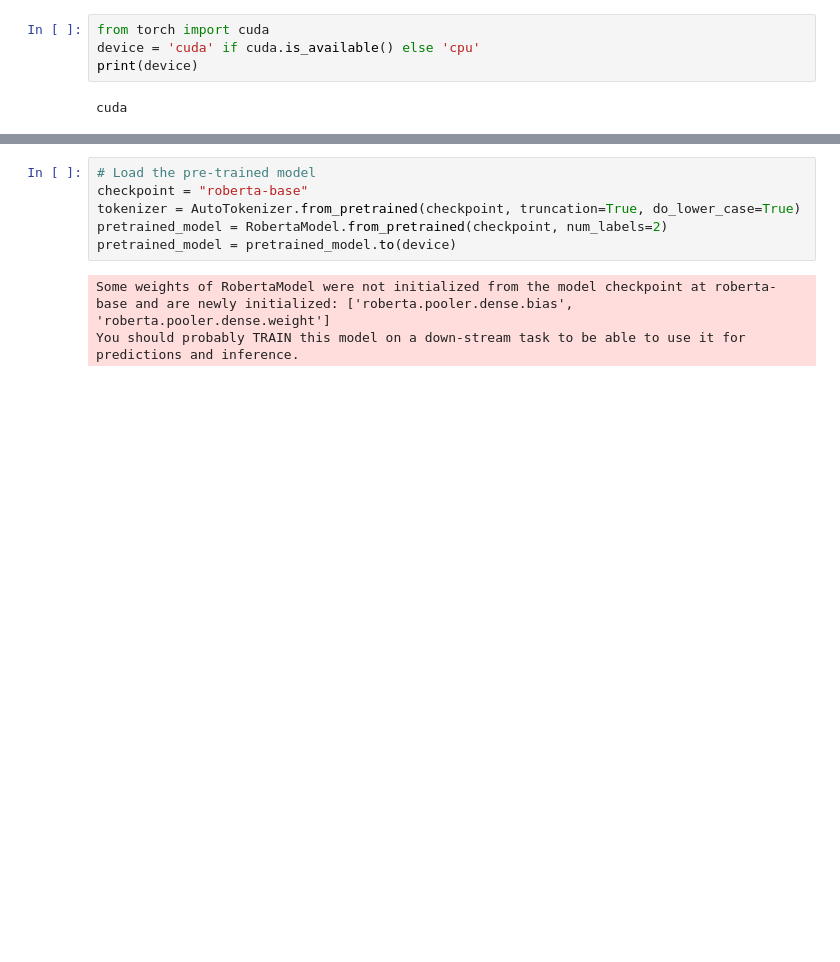
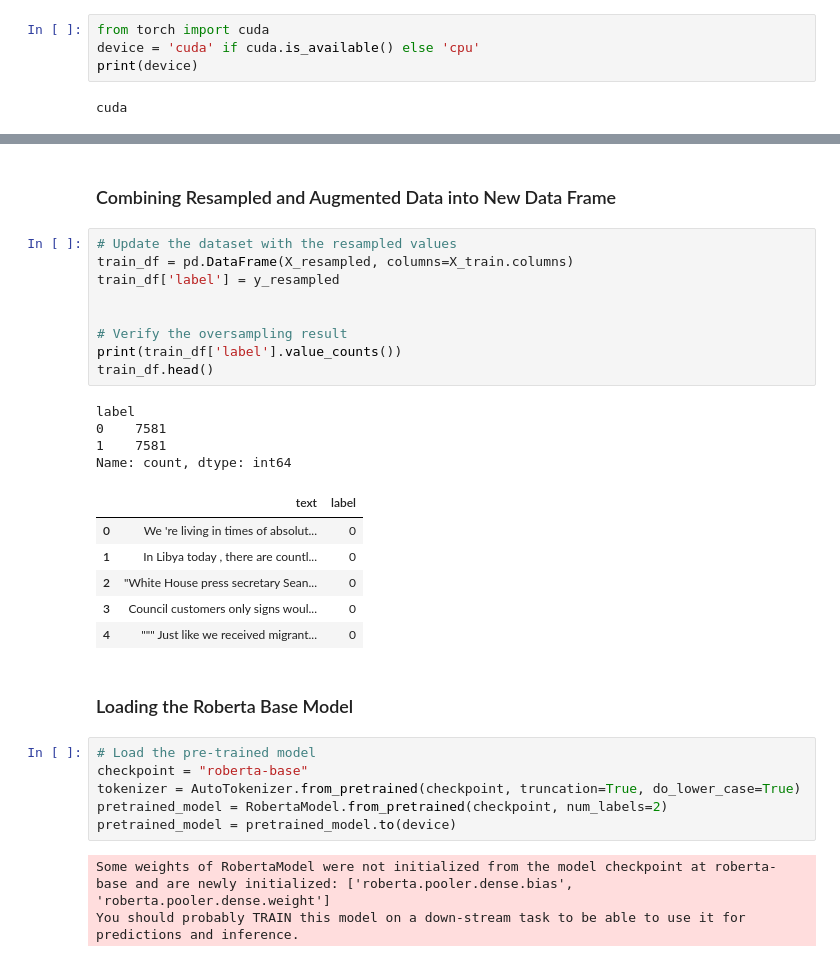
Before and after one commit to mwmlo/nlp-pcl-cw, a Jupyter notebook: nlp-cw.ipynb, the cells around one changed output, grey strips where cells are left out. Saved outputs shown, nothing was run; the diff lists cells and outputs as text; blank space fills up the shorter version.

Commit message:
combining strategies

```diff
--- a/nlp-cw.ipynb
+++ b/nlp-cw.ipynb
@@ -37,3 +109,27 @@ train_df.head()
+# %% [markdown]
+### Combining Resampled and Augmented Data into New Data Frame
+# %%
+# Update the dataset with the resampled values
+train_df = pd.DataFrame(X_resampled, columns=X_train.columns)
+train_df['label'] = y_resampled
+
+
+# Verify the oversampling result
+print(train_df['label'].value_counts())
+train_df.head()
+# %% [output]
+label
+0    7581
+1    7581
+Name: count, dtype: int64
+|  | text | label |
+| 0 | We 're living in times of absolut... | 0 |
+| 1 | In Libya today , there are countl... | 0 |
+| 2 | "White House press secretary Sean... | 0 |
+| 3 | Council customers only signs woul... | 0 |
+| 4 | """ Just like we received migrant... | 0 |
+# %% [markdown]
+### Loading the Roberta Base Model
 # %%
 # Load the pre-trained model
 checkpoint = "roberta-base"
```
Also changed, not shown: parts of 18 cells of this notebook.
